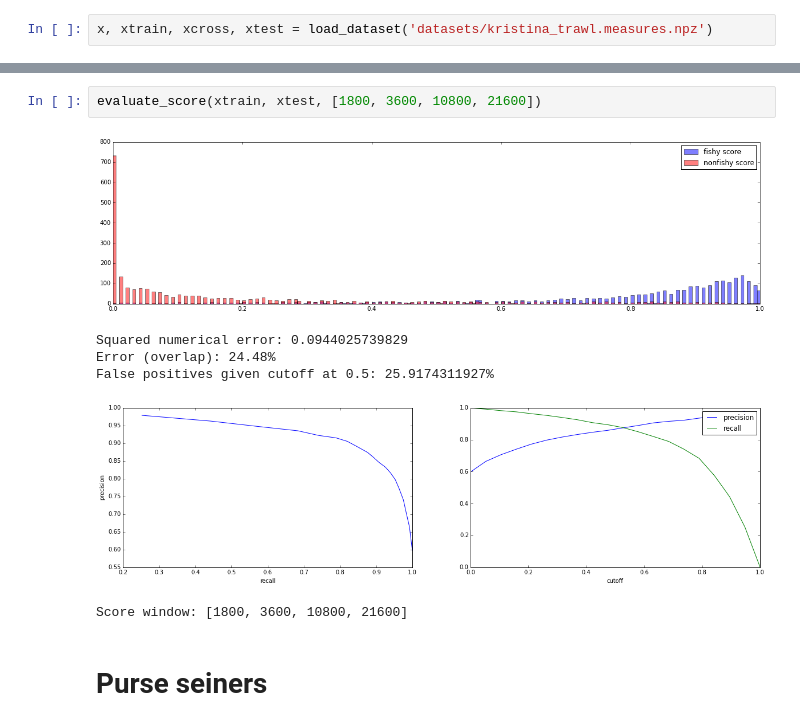
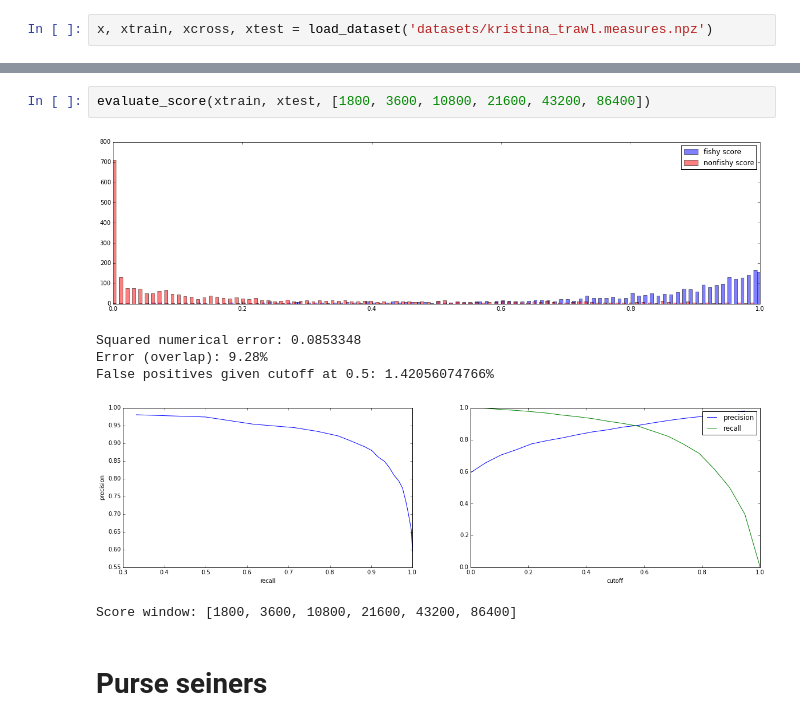
Before and after one commit to GlobalFishingWatch/vessel-scoring, a Jupyter notebook: Score_development.ipynb, the cells around one changed output, grey strips where cells are left out. Saved outputs shown, nothing was run; the diff lists cells and outputs as text.

```diff
--- a/Score_development.ipynb
+++ b/Score_development.ipynb
@@ -141,13 +141,13 @@ False positives given cutoff at 0.5: 29.3453724605%
 Score window: [10800]
 # %%
-evaluate_score(xtrain, xtest, [1800, 3600, 10800, 21600])
+evaluate_score(xtrain, xtest, [1800, 3600, 10800, 21600, 43200, 86400])
 # %% [output]
-[figure, old version]
+[figure, new version]
-Squared numerical error: 0.0944025739829
-Error (overlap): 24.48%
-False positives given cutoff at 0.5: 25.9174311927%
+Squared numerical error: 0.0853348
+Error (overlap): 9.28%
+False positives given cutoff at 0.5: 1.42056074766%
-[figure, old version]
+[figure, new version]
-Score window: [1800, 3600, 10800, 21600]
+Score window: [1800, 3600, 10800, 21600, 43200, 86400]
 # %% [markdown]
 # Purse seiners
 # %%
```
Also changed, not shown: parts of 8 cells of this notebook.
